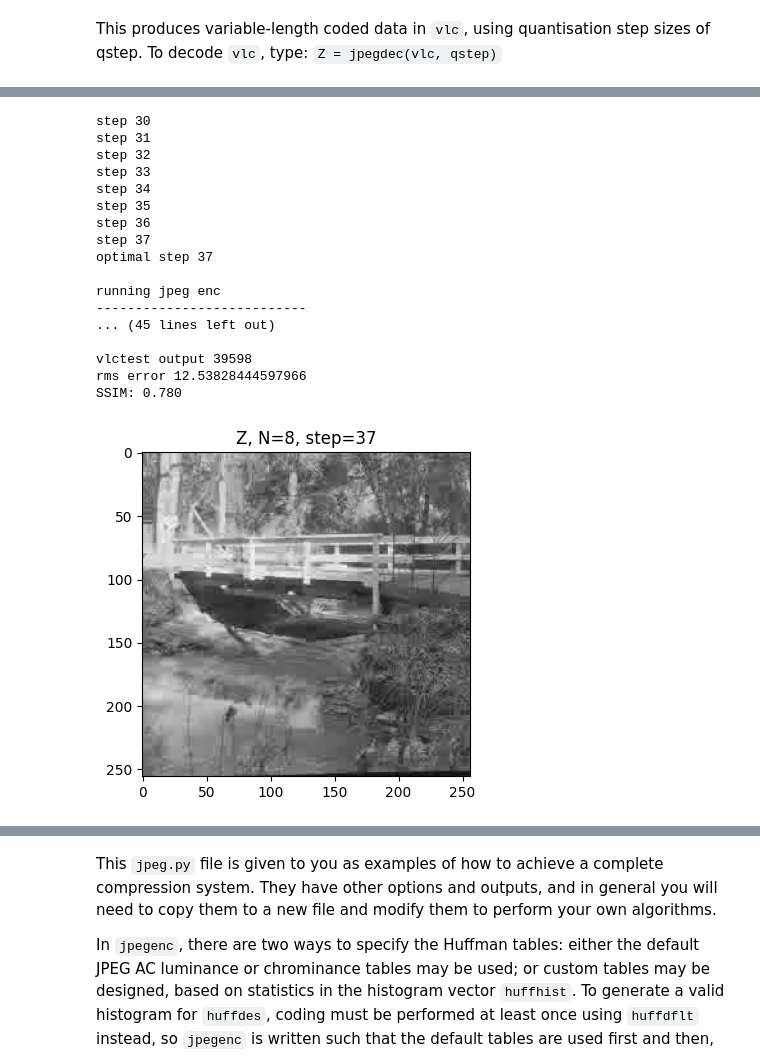
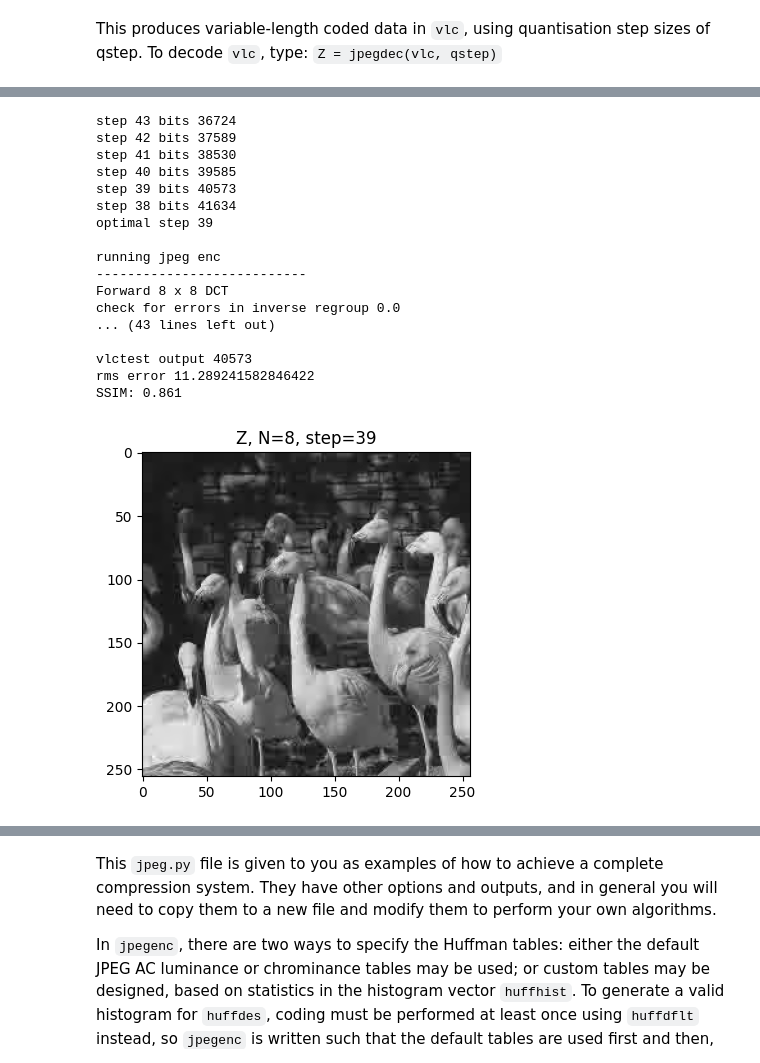
Before and after one commit to AndrewKeYanzhe/cued_sf2_lab-master, a Jupyter notebook: 12-huffman_2LayerDCT.ipynb, the cells around one changed output, grey strips where cells are left out. Cells and saved outputs as stored; diff of their text form; code cells hidden in the pictures.

```diff
--- a/12-huffman_2LayerDCT.ipynb
+++ b/12-huffman_2LayerDCT.ipynb
@@ -128,12 +128,28 @@ qstep = 46.5
 
 X, _ = load_mat_img(img='lighthouse.mat', img_info='X', cmap_info={'map', 'map2'})
 X, _ = load_mat_img(img='bridge.mat', img_info='X', cmap_info={'map'})
-# X, _ = load_mat_img(img='flamingo.mat', img_info='X', cmap_info={'map', 'map2'})
+X, _ = load_mat_img(img='flamingo.mat', img_info='X')
+
+
+
+# TODO ASK IF MAP MATTERS
+
+
+
 # X, _ = load_mat_img(img='SF2_competition_image_2023.mat', img_info='X', cmap_info={'map', 'map2'})
 # X, _ = load_mat_img(img='SF2_competition_image_2023.mat', img_info='X') #not sure if the lack of cmap info affects anything
 X = X - 128.0 #this is needed, otherwise random white dots will appear in lbt
 
 
+fig, ax = plt.subplots(figsize=(8,8))  # Adjust the figure size as needed
+
+
+# Plot the block matrix
+im_obj = ax.imshow(X, aspect='auto', cmap='gray')
+ax.set_title(f"X")
+
+plt.tight_layout()  # Adjust the layout
+plt.show()
 
 
 # target is 40960 bits
@@ -220,7 +238,9 @@ for step in decimal_range_stepsize:
 N=8
 M=8
 
-optimal_step_size = 30 #debug TODO remove
+optimal_step_size = 37 #debug TODO remove
+
+# 30 causes flamingo to crash
 
 print("chosen step",optimal_step_size)
 print("\nrunning jpeg enc\n---------------------------")
@@ -356,7 +376,7 @@ def f(step_size, default_tables=True):
         return bits_for_coded_image, bits_for_hufftab
 
 
-decimal_range_stepsize = np.arange(30, 50, 1)
+decimal_range_stepsize = np.arange(43, 30, -1)
 
 
 
@@ -368,7 +388,7 @@ optimal_step_size = -1
 # print("debug",f(20))
 
 for step in decimal_range_stepsize:
-    print("step",step)
+    # print("step",step  )
     total_bits_list=[]
     rms_error_list=[]
 
@@ -380,10 +400,13 @@ for step in decimal_range_stepsize:
     with contextlib.redirect_stdout(funcOutput):
         # example_function()
         bits_for_coded_image, bits_for_hufftab = f(step)
-    if bits_for_coded_image+bits_for_hufftab<40960:
+    print("step",step, "bits",bits_for_coded_image)
+    if bits_for_coded_image+bits_for_hufftab>40960:
 
-        optimal_step_size = step
+
         break
+
+    optimal_step_size = step
 
 
 print("optimal step",optimal_step_size)
@@ -394,47 +417,47 @@ print("---------------------------\nfinished running jpeg enc\n")
 bits_for_coded_image = sum(vlc[:, 1])
 bits_for_hufftab = 16 + max(hufftab.huffval.shape)*8
 print("bits for hufftab",bits_for_hufftab)
 print("total bits:",bits_for_coded_image+bits_for_hufftab,"\n")
 
 
 Z = jpegdec(vlc, optimal_step_size, N=N, M=M,dcbits=8, levels=2.1, plot_graphs=False)
 print("vlctest output", vlctest(vlc))
 
 print("rms error",np.std(X-Z))
 
 # print(Z.shape)
 
 ssim_index = calculate_ssim( X , Z)
 print(f"SSIM: {ssim_index:.3f}")
 
 fig, ax = plt.subplots(figsize=(4,4))  # Adjust the figure size as needed
 
 
 # Plot the block matrix
 im_obj = ax.imshow(Z, aspect='auto', cmap='gray')
 ax.set_title(f"Z, N={N}, step={optimal_step_size}")
 
 plt.tight_layout()  # Adjust the layout
 plt.show()
 # %% [output]
-step 30
-step 31
-step 32
-step 33
-step 34
-step 35
-step 36
-step 37
-optimal step 37
+step 43 bits 36724
+step 42 bits 37589
+step 41 bits 38530
+step 40 bits 39585
+step 39 bits 40573
+step 38 bits 41634
+optimal step 39
 
 running jpeg enc
 ---------------------------
-... (45 lines left out)
+Forward 8 x 8 DCT
+check for errors in inverse regroup 0.0
+... (43 lines left out)
 
-vlctest output 39598
-rms error 12.53828444597966
-SSIM: 0.780
+vlctest output 40573
+rms error 11.289241582846422
+SSIM: 0.861
-[figure, old version]
+[figure, new version]
 # %%
 # try lbt
 
```
Also changed, not shown: parts of 4 cells of this notebook.
